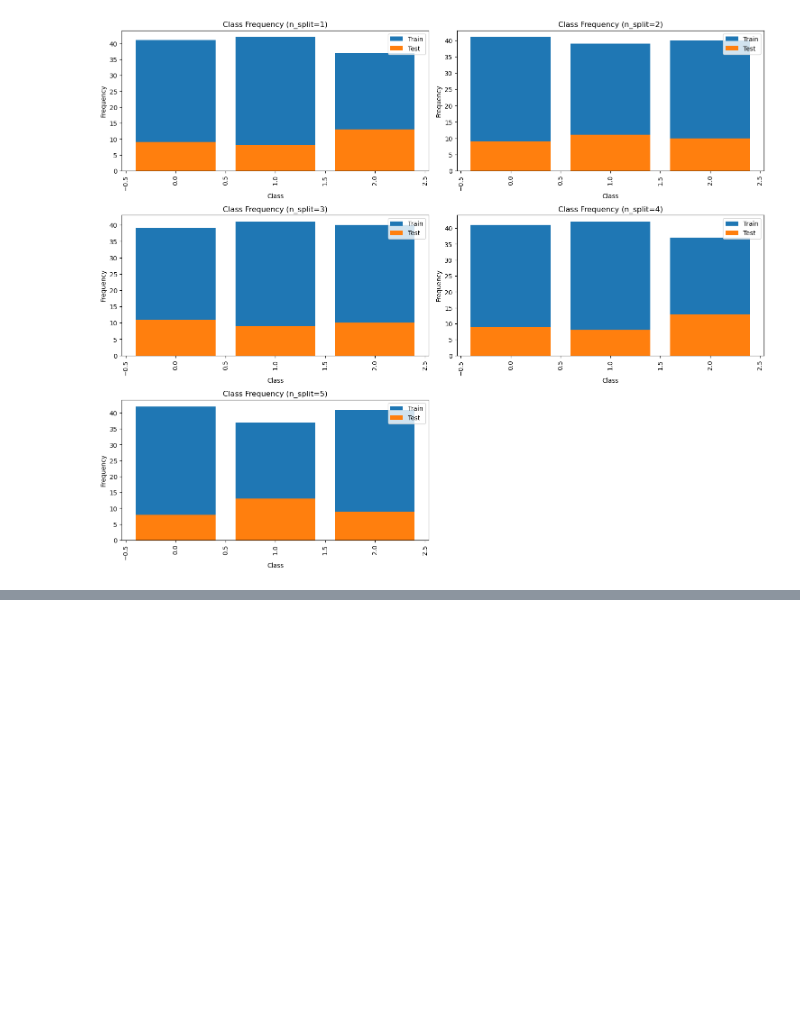
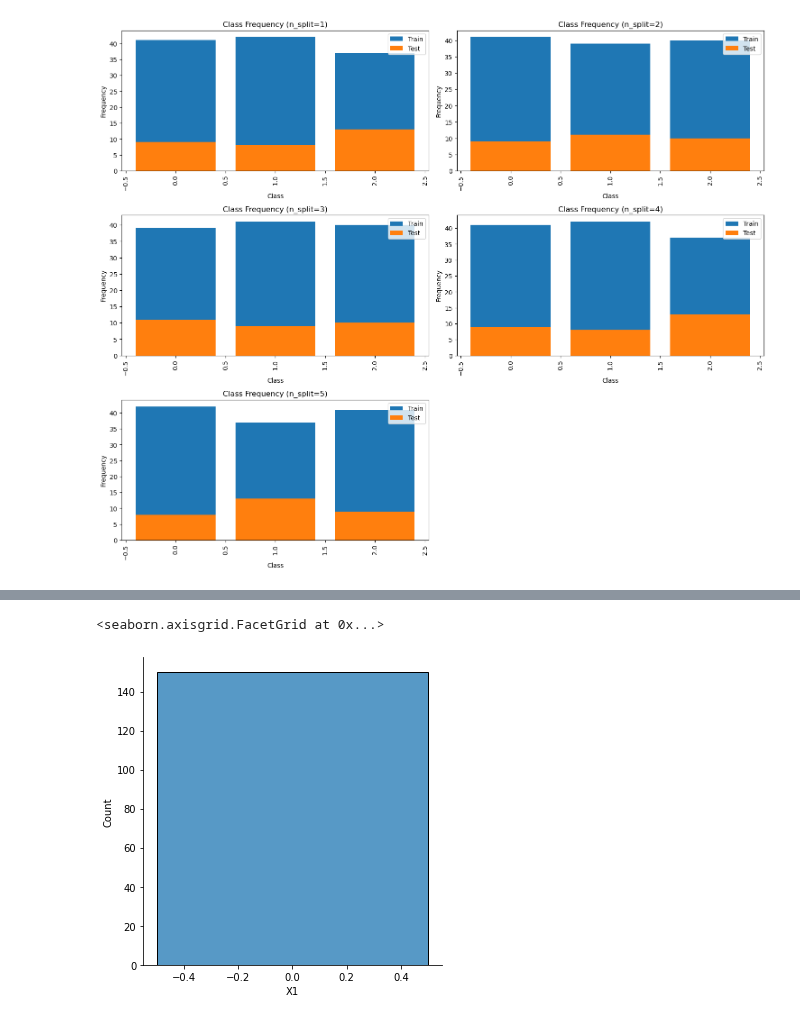
Before and after one commit to singjc/MetagenPipe, a Jupyter notebook: src/SNN_SandBox_iris.ipynb, the cells around one changed output, grey strips where cells are left out. Cells and saved outputs as stored; diff of their text form; code cells hidden in the pictures; blank space fills up the shorter version.

```diff
--- a/src/SNN_SandBox_iris.ipynb
+++ b/src/SNN_SandBox_iris.ipynb
@@ -198,0 +136,4 @@ MyMultiTrainTester.y_train_pred
+# %%
+X_transform = Trainer_use.transform_X(X)
+# %%
+X_encoded = Trainer_use.model.model.forward(torch.from_numpy(X_transform).to(torch.float32)).detach().numpy()
@@ -198,0 +146,5 @@ MyMultiTrainTester.y_train_pred
+# %%
+y_label = Trainer_use.model.one_hot.inverse_transform(y).astype('str')
+# %%
+X_enc_df = pd.DataFrame(X_encoded, columns = ['X' + str(i+1) for i in range(X_encoded.shape[1])])
+X_enc_df['y'] = y_label
@@ -198,0 +167,5 @@ MyMultiTrainTester.y_train_pred
+# %%
+sns.displot(X_enc_df['X1'])
+# %% [output]
+<seaborn.axisgrid.FacetGrid at 0x...>
+[figure, added]
```
Also changed, not shown: parts of 29 cells of this notebook, 2 other files.
